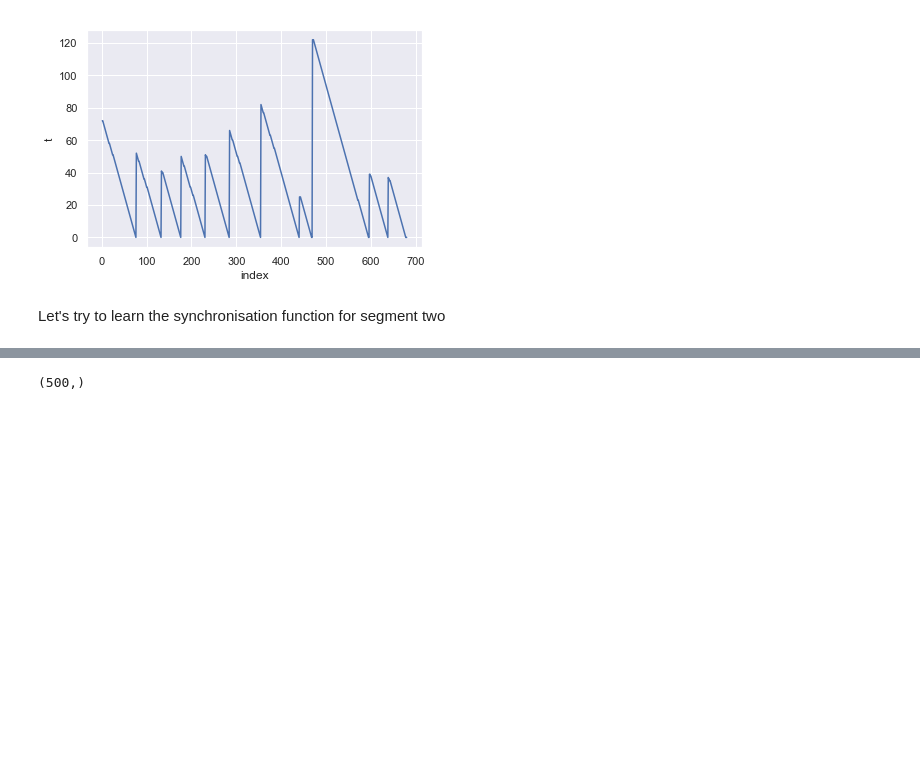
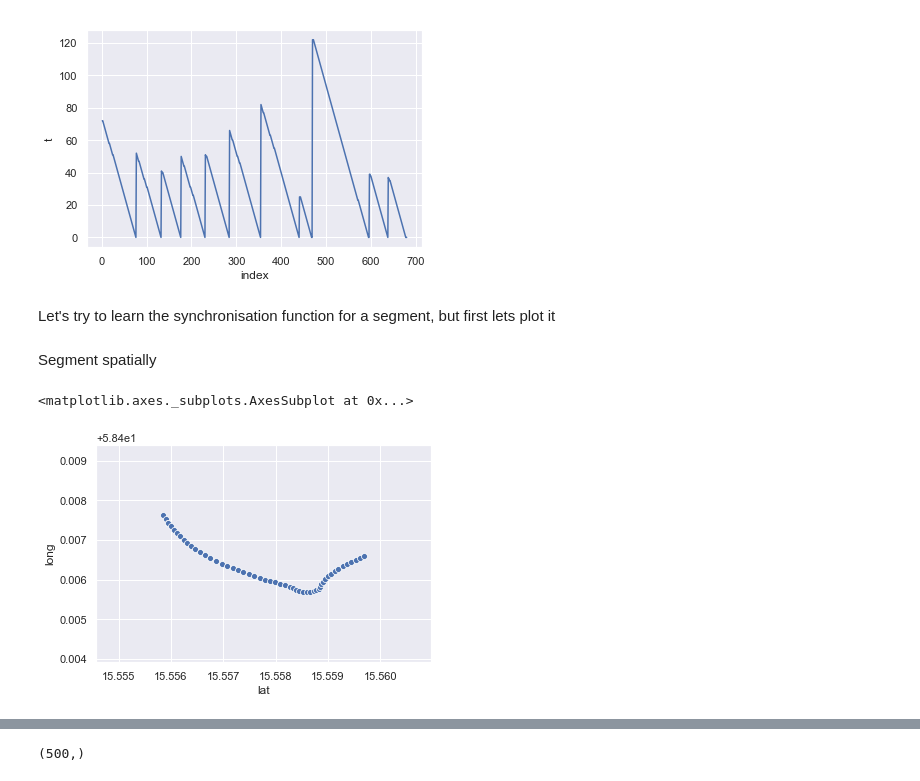
Before and after one commit to M20190649/TDDE19-bus-arrival-time, a Jupyter notebook: GP/Arrival Time Prediction - Model.ipynb, the cells around one changed output, grey strips where cells are left out. Cells and saved outputs as stored; diff of their text form; code cells hidden in the pictures; blank space fills up the shorter version.

```diff
--- a/GP/Arrival Time Prediction - Model.ipynb
+++ b/GP/Arrival Time Prediction - Model.ipynb
@@ -35,4 +35,12 @@ sns.lineplot(data=test, x='index', y='t')
 <matplotlib.axes._subplots.AxesSubplot at 0x...>
 [figure]
 # %% [markdown]
-Let's try to learn the synchronisation function for segment two
+Let's try to learn the synchronisation function for a segment, but first lets plot it
+# %% [markdown]
+Segment spatially
+# %%
+seg = traj_one_df[traj_one_df.seg ==5]
+sns.scatterplot(x="lat", y="long", data=seg)
+# %% [output]
+<matplotlib.axes._subplots.AxesSubplot at 0x...>
+[figure, added]
```
Also changed, not shown: parts of 13 cells of this notebook.
